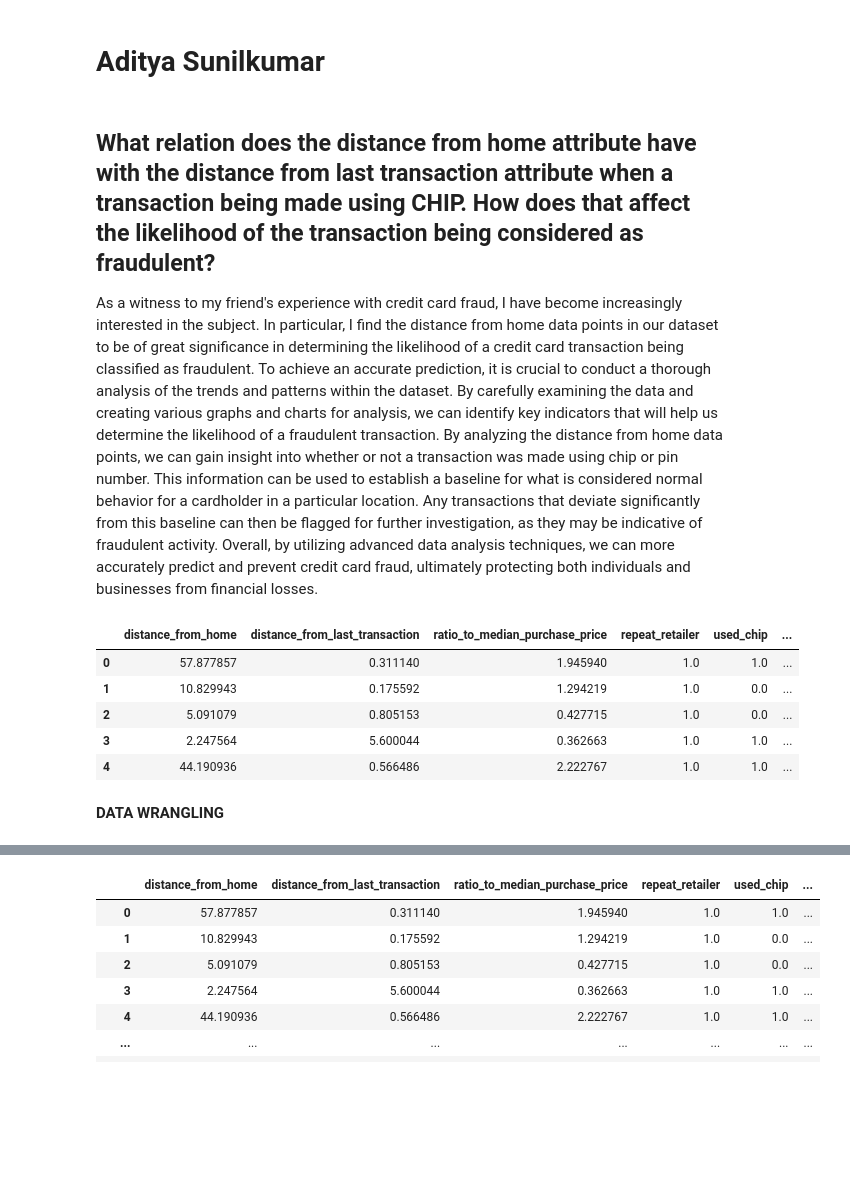
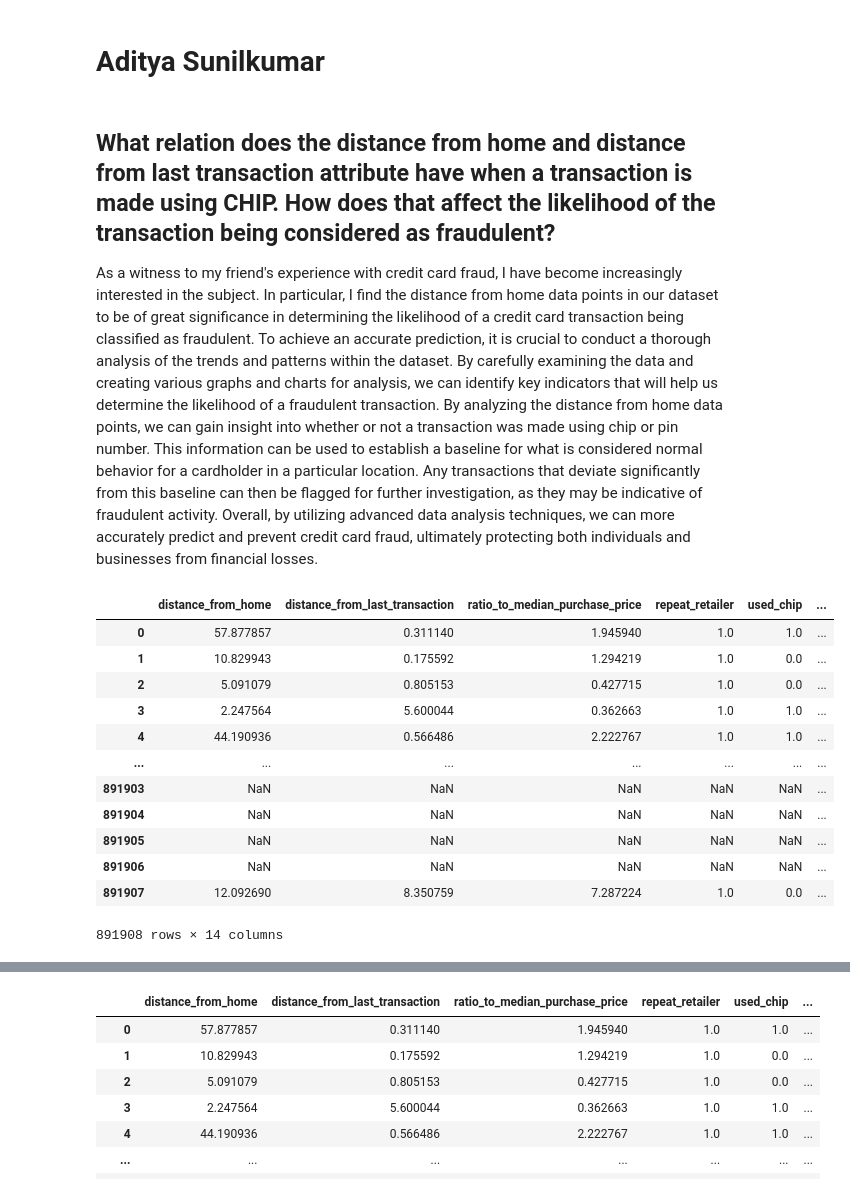
Before and after one commit to KarimKhalil33/CreditCard-Fraud-Data-Analysis, a Jupyter notebook: analysis/analysis3.ipynb, the cells around one changed output, grey strips where cells are left out. Cells and saved outputs as stored; diff of their text form; code cells hidden in the pictures; blank space fills up the shorter version.

```diff
--- a/analysis/analysis3.ipynb
+++ b/analysis/analysis3.ipynb
@@ -1,23 +1,28 @@
 # %% [markdown]
 # Aditya Sunilkumar
 # %% [markdown]
-## **What relation does the distance from home attribute have with the distance from last transaction attribute when a transaction being made using CHIP. How does that affect the likelihood of the transaction being considered as fraudulent?**
+## **What relation does the distance from home and distance from last transaction attribute have when a transaction is made using CHIP. How does that affect the likelihood of the transaction being considered as fraudulent?**
 
 As a witness to my friend's experience with credit card fraud, I have become increasingly interested in the subject. In particular, I find the distance from home data points in our dataset to be of great significance in determining the likelihood of a credit card transaction being classified as fraudulent. To achieve an accurate prediction, it is crucial to conduct a thorough analysis of the trends and patterns within the dataset. By carefully examining the data and creating various graphs and charts for analysis, we can identify key indicators that will help us determine the likelihood of a fraudulent transaction. By analyzing the distance from home data points, we can gain insight into whether or not a transaction was made using chip or pin number. This information can be used to establish a baseline for what is considered normal behavior for a cardholder in a particular location. Any transactions that deviate significantly from this baseline can then be flagged for further investigation, as they may be indicative of fraudulent activity. Overall, by utilizing advanced data analysis techniques, we can more accurately predict and prevent credit card fraud, ultimately protecting both individuals and businesses from financial losses.
 # %%
 import pandas as pd
 import seaborn as sns
 import numpy as np
 import matplotlib.pyplot as plt
 import os
 df = pd.read_csv("../data/raw/card_transdata.csv")
-df.head()
+df
 # %% [output]
 |  | distance_from_home | distance_from_last_transaction | ratio_to_median_purchase_price | repeat_retailer | used_chip | ... |
 | 0 | 57.877857 | 0.311140 | 1.945940 | 1.0 | 1.0 | ... |
 | 1 | 10.829943 | 0.175592 | 1.294219 | 1.0 | 0.0 | ... |
 | 2 | 5.091079 | 0.805153 | 0.427715 | 1.0 | 0.0 | ... |
 | 3 | 2.247564 | 5.600044 | 0.362663 | 1.0 | 1.0 | ... |
 | 4 | 44.190936 | 0.566486 | 2.222767 | 1.0 | 1.0 | ... |
+| ... | ... | ... | ... | ... | ... | ... |
+| 891903 | NaN | NaN | NaN | NaN | NaN | ... |
+| 891904 | NaN | NaN | NaN | NaN | NaN | ... |
+| 891905 | NaN | NaN | NaN | NaN | NaN | ... |
+| 891906 | NaN | NaN | NaN | NaN | NaN | ... |
+| 891907 | 12.092690 | 8.350759 | 7.287224 | 1.0 | 0.0 | ... |
+891908 rows × 14 columns
-# %% [markdown]
-**DATA WRANGLING**
```
Also changed, not shown: parts of 20 cells of this notebook.
